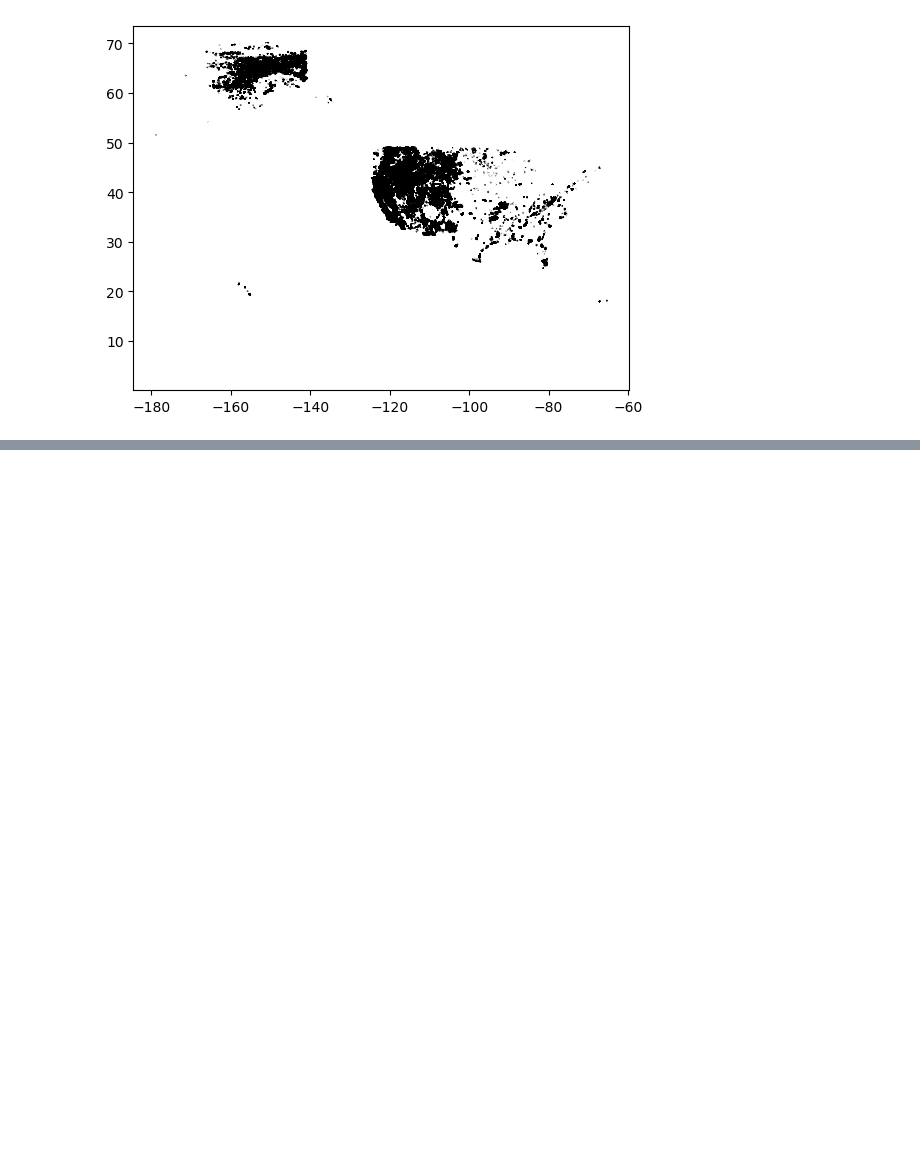
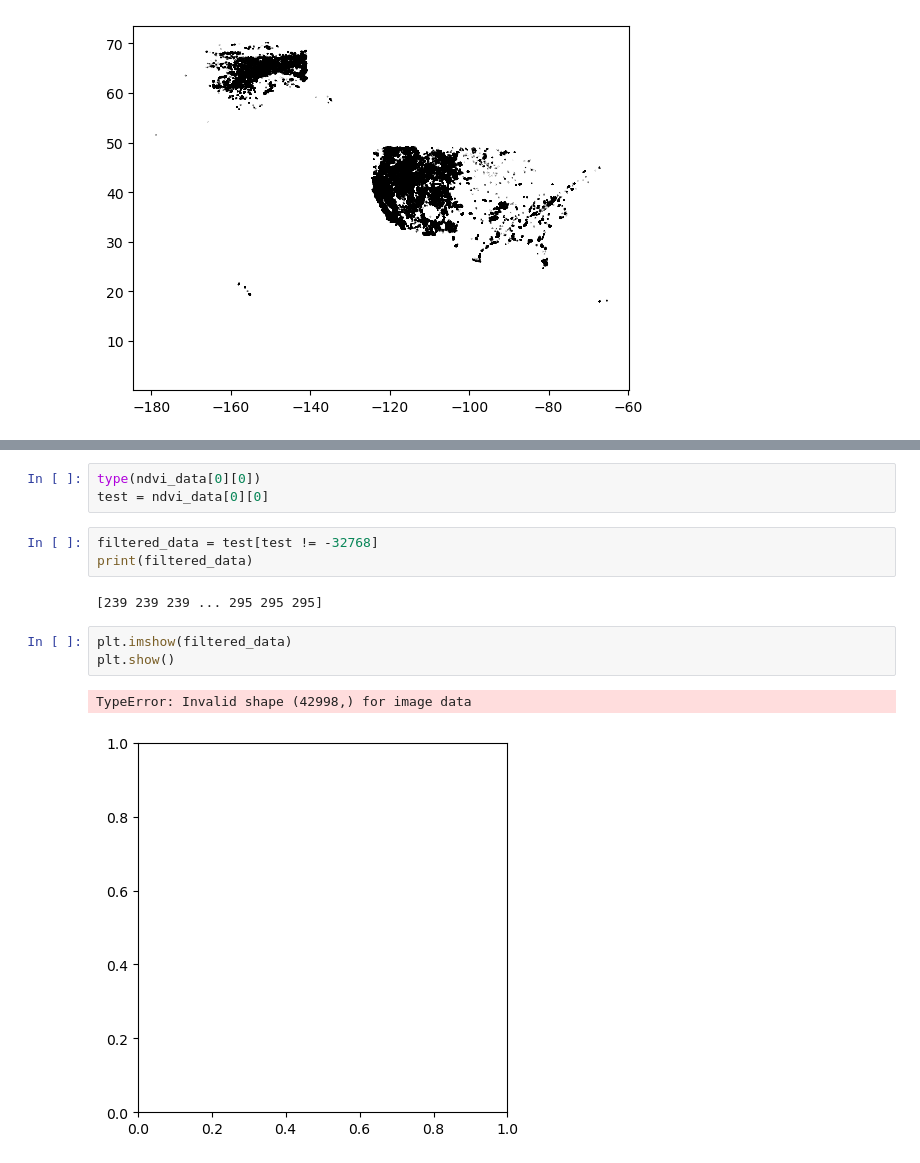
Before and after one commit to cmanna75/wildfire_susceptibility, a Jupyter notebook: Wildfire_Susceptibility.ipynb, the cells around one changed output, grey strips where cells are left out. Saved outputs shown, nothing was run; the diff lists cells and outputs as text; blank space fills up the shorter version.

```diff
--- a/Wildfire_Susceptibility.ipynb
+++ b/Wildfire_Susceptibility.ipynb
@@ -189,0 +497,14 @@ Name: 1, dtype: object
+# %%
+type(ndvi_data[0][0])
+test = ndvi_data[0][0]
+# %%
+filtered_data = test[test != -32768]
+print(filtered_data)
+# %% [output]
+[239 239 239 ... 295 295 295]
+# %%
+plt.imshow(filtered_data)
+plt.show()
+# %% [output]
+TypeError: Invalid shape (42998,) for image data
+[figure, added]
```
Also changed, not shown: parts of 39 cells of this notebook.
